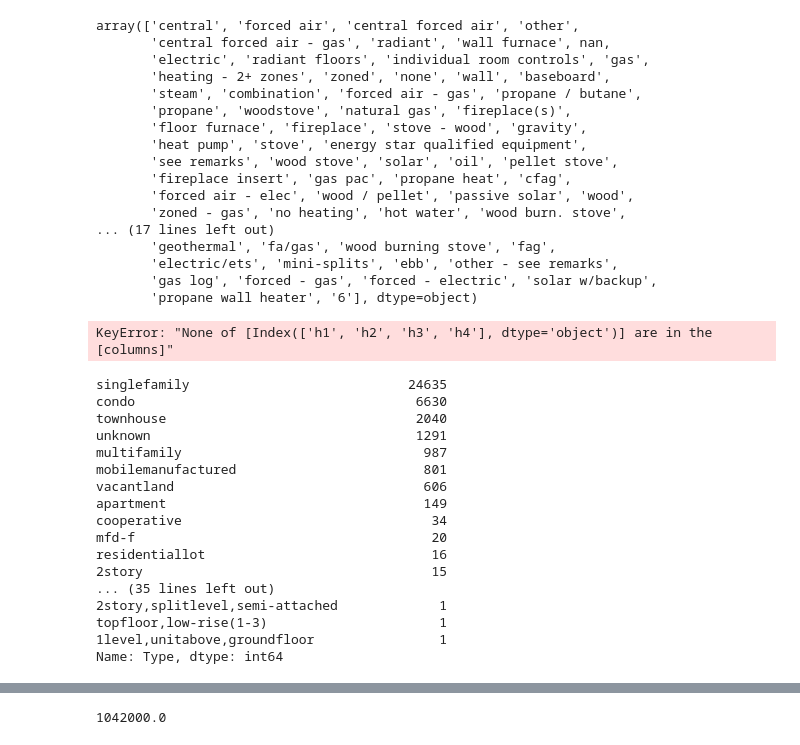
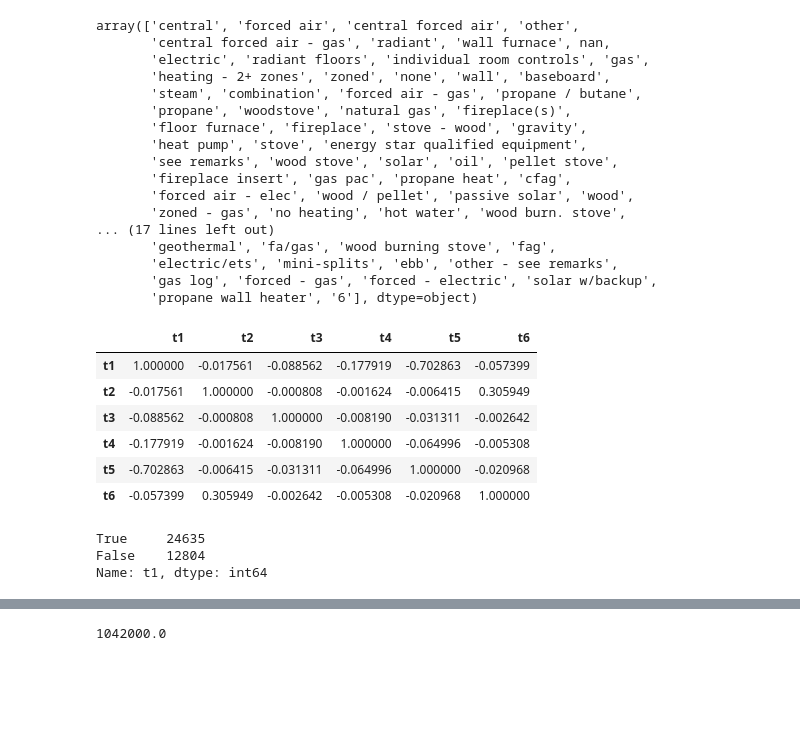
Before and after one commit to tom-farmer/Predictive-Analytics-Hackathon-2022, a Jupyter notebook: notebooks/modeling.ipynb, the cells around one changed output, grey strips where cells are left out. Saved outputs shown, nothing was run; the diff lists cells and outputs as text; code cells hidden in the pictures; blank space fills up the shorter version.

```diff
--- a/notebooks/modeling.ipynb
+++ b/notebooks/modeling.ipynb
@@ -126,9 +132,21 @@ array(['central', 'forced air', 'central forced air', 'other',
        'gas log', 'forced - gas', 'forced - electric', 'solar w/backup',
        'propane wall heater', '6'], dtype=object)
 # %%
-train[["h1", "h2", "h3", "h4"]].corr()
+train[["t1", "t2", "t3", "t4", "t5", "t6"]].corr()
 # %% [output]
-KeyError: "None of [Index(['h1', 'h2', 'h3', 'h4'], dtype='object')] are in the [columns]"
+|  | t1 | t2 | t3 | t4 | t5 | t6 |
+| t1 | 1.000000 | -0.017561 | -0.088562 | -0.177919 | -0.702863 | -0.057399 |
+| t2 | -0.017561 | 1.000000 | -0.000808 | -0.001624 | -0.006415 | 0.305949 |
+| t3 | -0.088562 | -0.000808 | 1.000000 | -0.008190 | -0.031311 | -0.002642 |
+| t4 | -0.177919 | -0.001624 | -0.008190 | 1.000000 | -0.064996 | -0.005308 |
+| t5 | -0.702863 | -0.006415 | -0.031311 | -0.064996 | 1.000000 | -0.020968 |
+| t6 | -0.057399 | 0.305949 | -0.002642 | -0.005308 | -0.020968 | 1.000000 |
+# %%
+train["t1"].value_counts()
+# %% [output]
+True     24635
+False    12804
+Name: t1, dtype: int64
 # %%
 train["Type"].str.lower().str.replace(" ", "").unique()
 # singlefamily
@@ -137,23 +155,3 @@ train["Type"].str.lower().str.replace(" ", "").unique()
 # apartment
 # luxury, penthouse, rise
 # vacant
-# %%
-train["Type"].str.lower().str.replace(" ", "").value_counts().head(50)
-# %% [output]
-singlefamily                            24635
-condo                                    6630
-townhouse                                2040
-unknown                                  1291
-multifamily                               987
-mobilemanufactured                        801
-vacantland                                606
-apartment                                 149
-cooperative                                34
-mfd-f                                      20
-residentiallot                             16
-2story                                     15
-... (35 lines left out)
-2story,splitlevel,semi-attached             1
-topfloor,low-rise(1-3)                      1
-1level,unitabove,groundfloor                1
-Name: Type, dtype: int64
```
Also changed, not shown: parts of 13 cells of this notebook.
